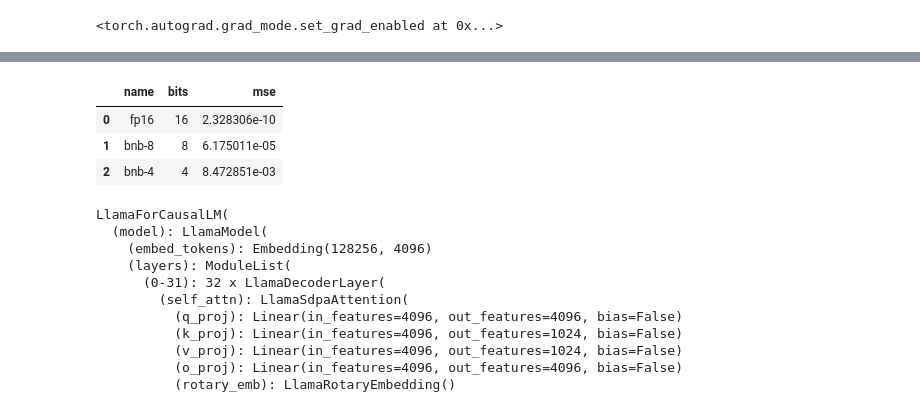
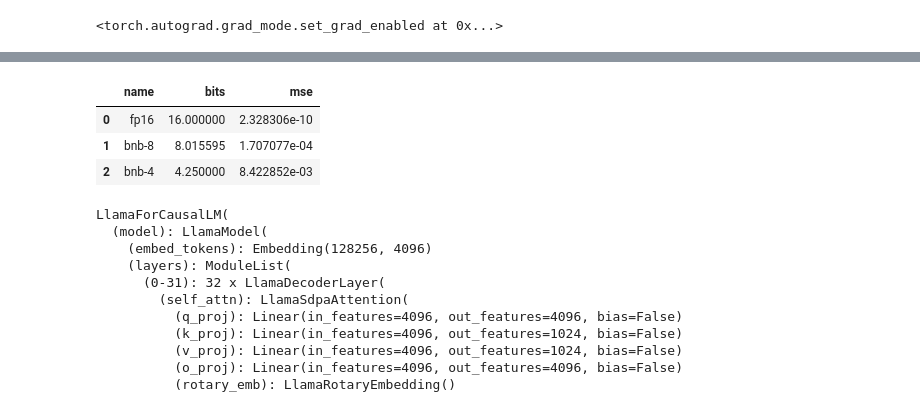
Before and after one commit to galqiwi/linear-layer-compression, a Jupyter notebook: Vladimir/2024-09-22/bnb-range/bnb.ipynb, the cells around one changed output, grey strips where cells are left out. Saved outputs shown, nothing was run; the diff lists cells and outputs as text; code cells hidden in the pictures.

```diff
--- a/Vladimir/2024-09-22/bnb-range/bnb.ipynb
+++ b/Vladimir/2024-09-22/bnb-range/bnb.ipynb
@@ -304,26 +304,26 @@ test_input = torch.randn(shape, device='cuda')
 # %%
 test_input = torch.randn((1024, 1024), device='cuda')
 
 ok_grids = pd.DataFrame([{
     'name': 'fp16',
     'bits': 16,
     'mse': 4 ** -16, # should be zero, but it breaks solver
 }, {
     'name': 'bnb-8',
-    'bits': 8,
-    'mse': (((quantize_dequantize_bnb_8(test_input) - test_input).norm() ** 2) / (test_input.norm() ** 2)).item(),
+    'bits': 8 + 16 / 1026,
+    'mse': 0.00017070770263671875,
 }, {
     'name': 'bnb-4',
-    'bits': 4,
-    'mse': (((quantize_dequantize_bnb_4(test_input) - test_input).norm() ** 2) / (test_input.norm() ** 2)).item(),
+    'bits': 4 + 16 / 64,
+    'mse': 0.0084228515625,
 }])
 
 ok_grids
 # %% [output]
 |  | name | bits | mse |
-| 0 | fp16 | 16 | 2.328306e-10 |
-| 1 | bnb-8 | 8 | 6.175011e-05 |
-| 2 | bnb-4 | 4 | 8.472851e-03 |
+| 0 | fp16 | 16.000000 | 2.328306e-10 |
+| 1 | bnb-8 | 8.015595 | 1.707077e-04 |
+| 2 | bnb-4 | 4.250000 | 8.422852e-03 |
 # %%
 model_pt
 # %% [output]
```
Also changed, not shown: parts of 16 cells of this notebook, 3 other files.
